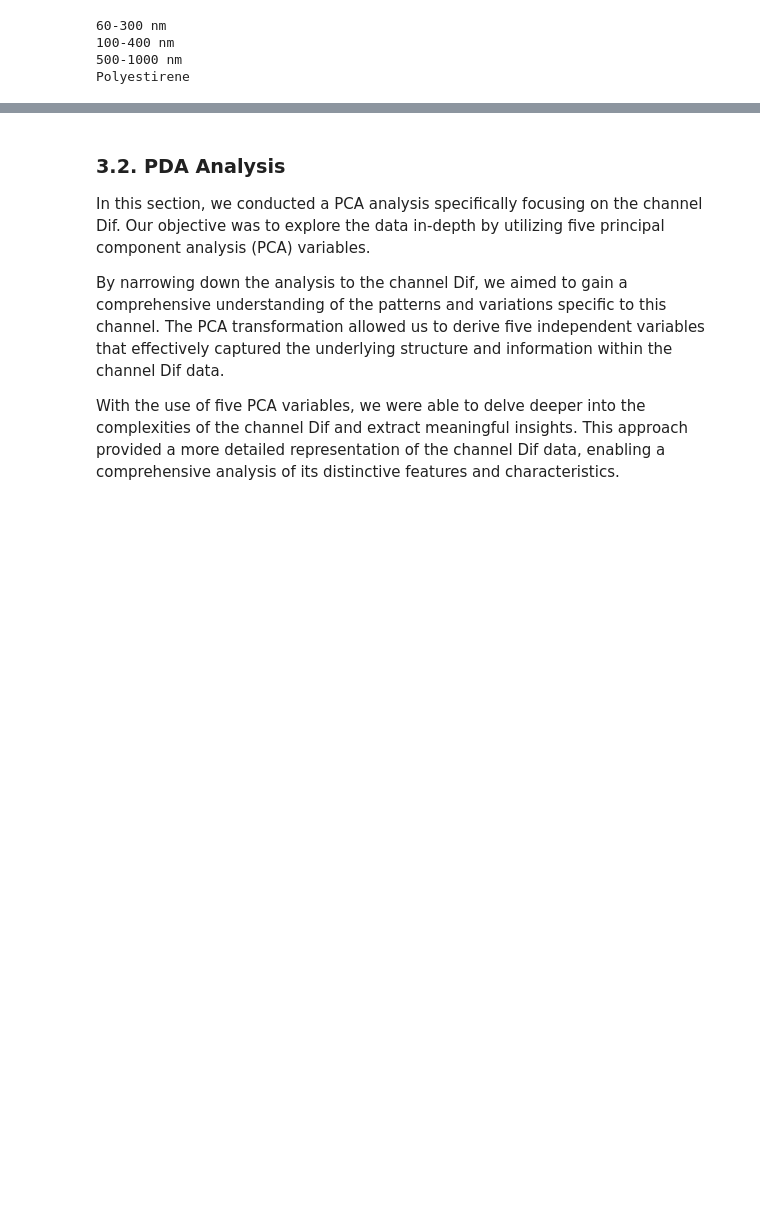
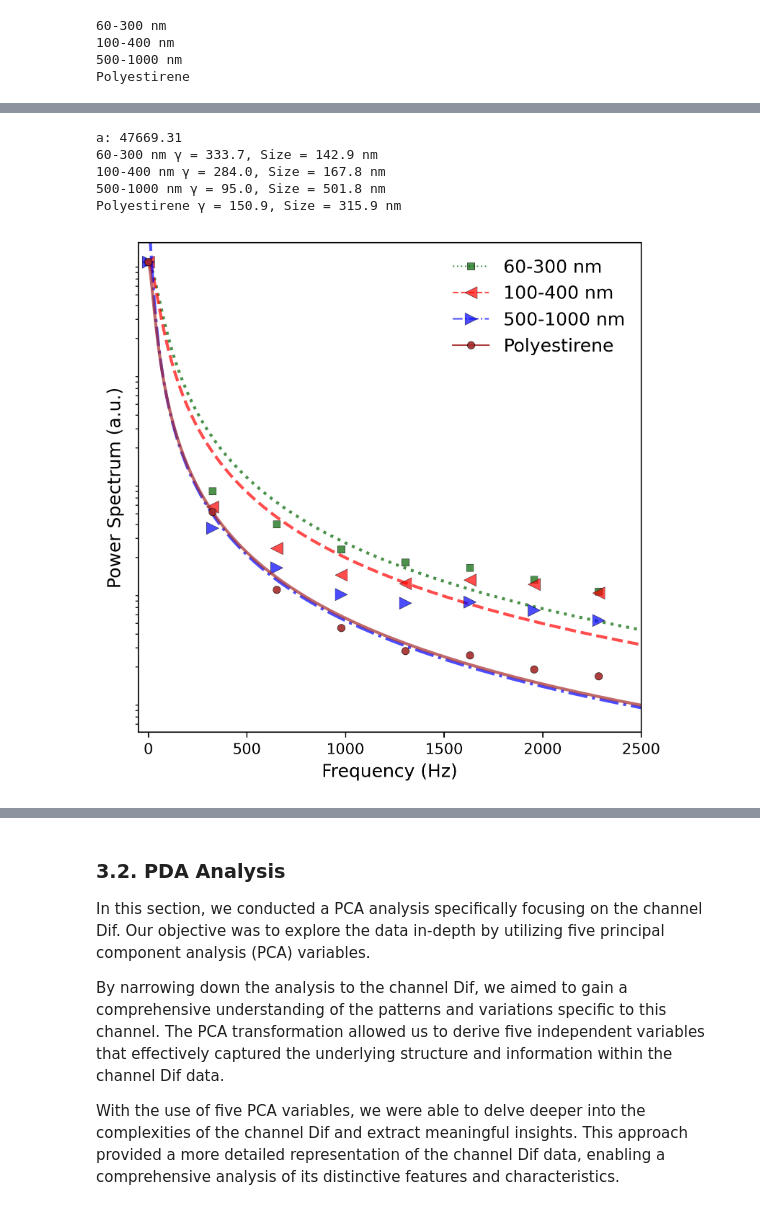
Before and after one commit to davidalejandromiranda/fedsa_public, a Jupyter notebook: data_processing.ipynb, the cells around one changed output, grey strips where cells are left out. Drawn from its saved outputs; the diff is of its cells as text; code cells hidden in the pictures; blank space fills up the shorter version.

```diff
--- a/data_processing.ipynb
+++ b/data_processing.ipynb
@@ -364,2 +387,25 @@ plot_particles_power_spectrum(
+# %%
+fitting_params = [
+    [333.7, 6.92],
+    [284.0, 6.77],
+    [180.0, 6.54],
+    [150.9, 6.13],
+]
+particles_sizes = plot_particles_power_spectrum(
+    particles_data,
+    particles_info,
+    fontsize=12, dpi=300,
+    fmin=-50, fmax=2500,
+    fitting_params=fitting_params,
+    log_scale=True,
+    show_error_bars=False)
+calculate_sizes(particles_sizes)
+# %% [output]
+a: 47669.31
+60-300 nm γ = 333.7, Size = 142.9 nm
+100-400 nm γ = 284.0, Size = 167.8 nm
+500-1000 nm γ = 95.0, Size = 501.8 nm
+Polyestirene γ = 150.9, Size = 315.9 nm
+[figure, added]
 # %%
 particles_info_ = [particles_info[3]]
```
Also changed, not shown: parts of 10 cells of this notebook.
